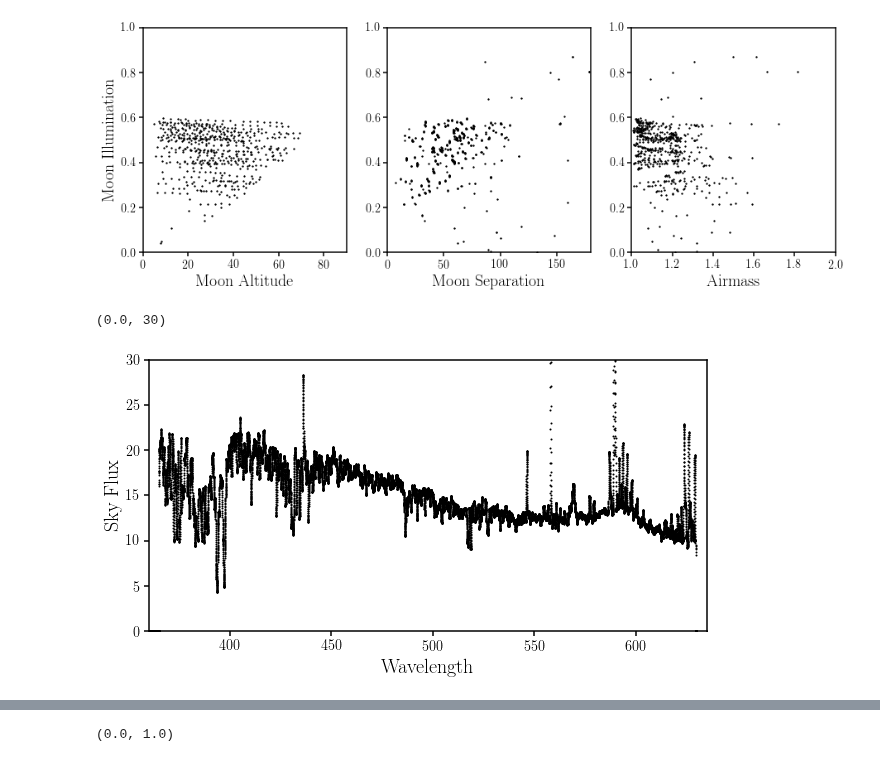
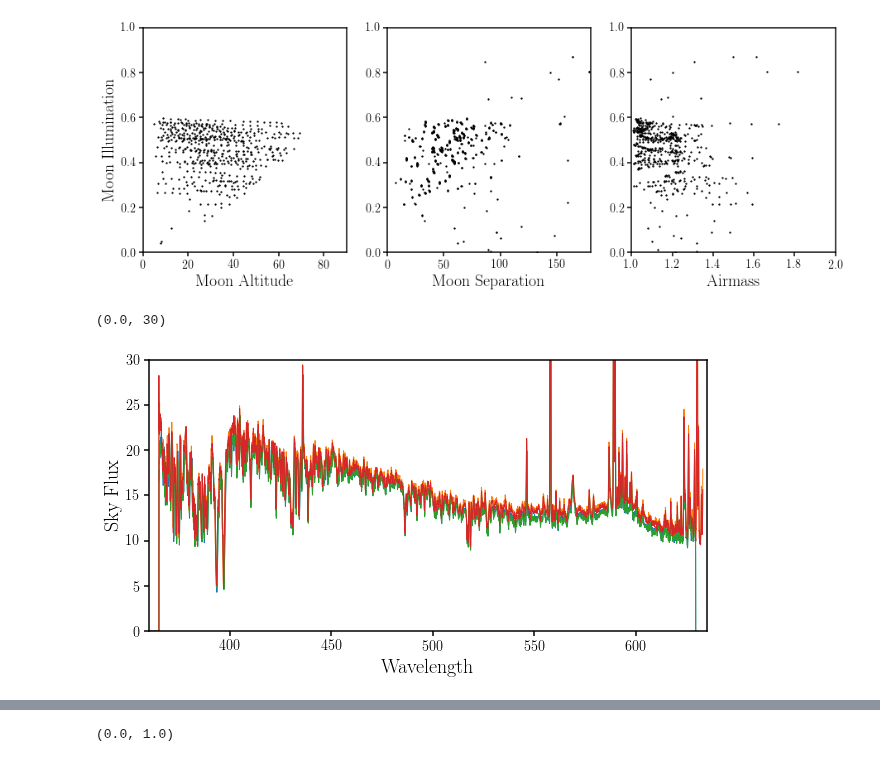
Before and after one commit to desi-bgs/feasiBGS, a Jupyter notebook: notebook/local_bright_bosssky.ipynb, the cells around one changed output, grey strips where cells are left out. Cells and saved outputs as stored; diff of their text form; code cells hidden in the pictures.

```diff
--- a/notebook/local_bright_bosssky.ipynb
+++ b/notebook/local_bright_bosssky.ipynb
@@ -57,14 +53,15 @@ sub.set_ylim([0., 1.])
 # %%
 fig = plt.figure(figsize=(10,5))
 sub = fig.add_subplot(111)
-sub.scatter(boss_blue['WAVE'][0], boss_blue['SKY'][0], c='k', s=1)
+for i in range(4):
+    sub.plot(boss_blue['WAVE'][i], boss_blue['SKY'][i], c='C'+str(i), lw=1)
 sub.set_xlabel('Wavelength', fontsize=20)
 sub.set_xlim([360., 635])
 sub.set_ylabel('Sky Flux', fontsize=20)
 sub.set_ylim([0., 30])
 # %% [output]
 (0.0, 30)
-[figure, old version]
+[figure, new version]
 # %%
 blue_skyavg = np.array([np.average(sky[np.isfinite(sky)]) for sky in boss_blue['SKY']])
 brightest = np.argmax(blue_skyavg)
```
Also changed, not shown: parts of 10 cells of this notebook.
